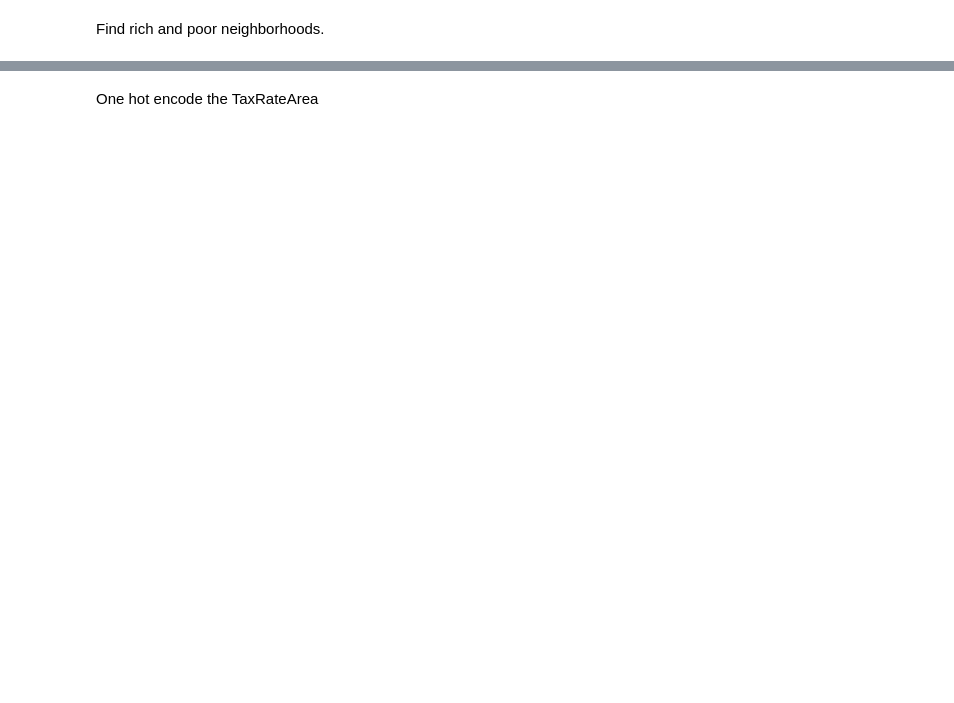
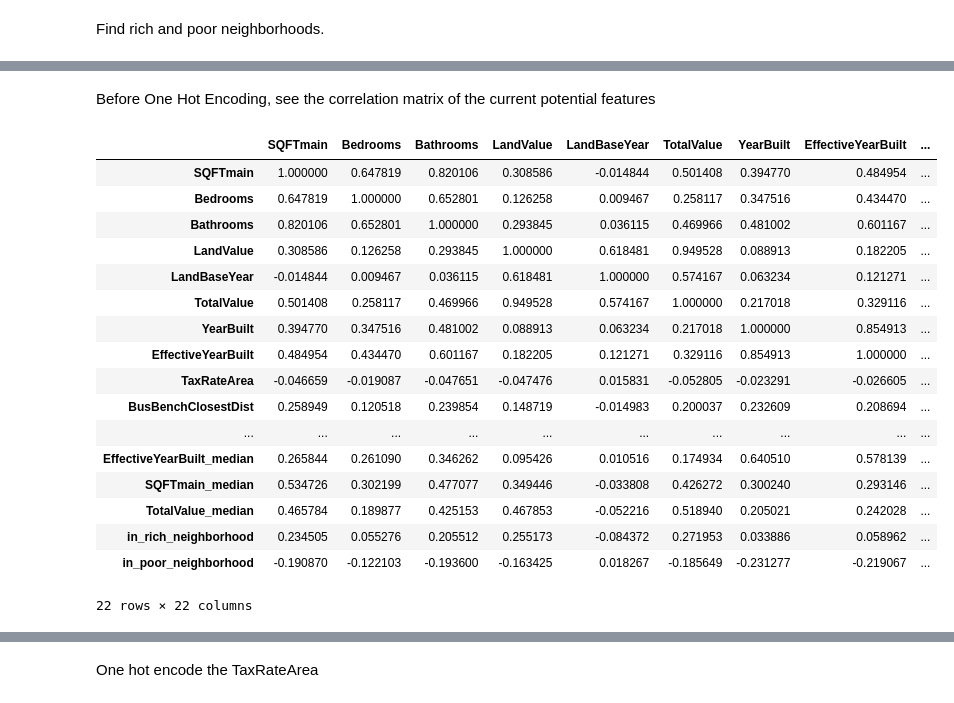
Before and after one commit to mbbatukan/CIV1498-Project2, a Jupyter notebook: notebooks/ML_Model_ES_Simple_Linear_Regression.ipynb, the cells around one changed output, grey strips where cells are left out. Saved outputs shown, nothing was run; the diff lists cells and outputs as text; code cells hidden in the pictures; blank space fills up the shorter version.

```diff
--- a/notebooks/ML_Model_ES_Simple_Linear_Regression.ipynb
+++ b/notebooks/ML_Model_ES_Simple_Linear_Regression.ipynb
@@ -477,0 +433,23 @@ training_data.head()
+# %% [markdown]
+Before One Hot Encoding, see the correlation matrix of the current potential features
+# %%
+training_data.corr()
+# %% [output]
+|  | SQFTmain | Bedrooms | Bathrooms | LandValue | LandBaseYear | TotalValue | YearBuilt | EffectiveYearBuilt | ... |
+| SQFTmain | 1.000000 | 0.647819 | 0.820106 | 0.308586 | -0.014844 | 0.501408 | 0.394770 | 0.484954 | ... |
+| Bedrooms | 0.647819 | 1.000000 | 0.652801 | 0.126258 | 0.009467 | 0.258117 | 0.347516 | 0.434470 | ... |
+| Bathrooms | 0.820106 | 0.652801 | 1.000000 | 0.293845 | 0.036115 | 0.469966 | 0.481002 | 0.601167 | ... |
+| LandValue | 0.308586 | 0.126258 | 0.293845 | 1.000000 | 0.618481 | 0.949528 | 0.088913 | 0.182205 | ... |
+| LandBaseYear | -0.014844 | 0.009467 | 0.036115 | 0.618481 | 1.000000 | 0.574167 | 0.063234 | 0.121271 | ... |
+| TotalValue | 0.501408 | 0.258117 | 0.469966 | 0.949528 | 0.574167 | 1.000000 | 0.217018 | 0.329116 | ... |
+| YearBuilt | 0.394770 | 0.347516 | 0.481002 | 0.088913 | 0.063234 | 0.217018 | 1.000000 | 0.854913 | ... |
+| EffectiveYearBuilt | 0.484954 | 0.434470 | 0.601167 | 0.182205 | 0.121271 | 0.329116 | 0.854913 | 1.000000 | ... |
+| TaxRateArea | -0.046659 | -0.019087 | -0.047651 | -0.047476 | 0.015831 | -0.052805 | -0.023291 | -0.026605 | ... |
+| BusBenchClosestDist | 0.258949 | 0.120518 | 0.239854 | 0.148719 | -0.014983 | 0.200037 | 0.232609 | 0.208694 | ... |
+| ... | ... | ... | ... | ... | ... | ... | ... | ... | ... |
+| EffectiveYearBuilt_median | 0.265844 | 0.261090 | 0.346262 | 0.095426 | 0.010516 | 0.174934 | 0.640510 | 0.578139 | ... |
+| SQFTmain_median | 0.534726 | 0.302199 | 0.477077 | 0.349446 | -0.033808 | 0.426272 | 0.300240 | 0.293146 | ... |
+| TotalValue_median | 0.465784 | 0.189877 | 0.425153 | 0.467853 | -0.052216 | 0.518940 | 0.205021 | 0.242028 | ... |
+| in_rich_neighborhood | 0.234505 | 0.055276 | 0.205512 | 0.255173 | -0.084372 | 0.271953 | 0.033886 | 0.058962 | ... |
+| in_poor_neighborhood | -0.190870 | -0.122103 | -0.193600 | -0.163425 | 0.018267 | -0.185649 | -0.231277 | -0.219067 | ... |
+22 rows × 22 columns
```
Also changed, not shown: parts of 33 cells of this notebook.
